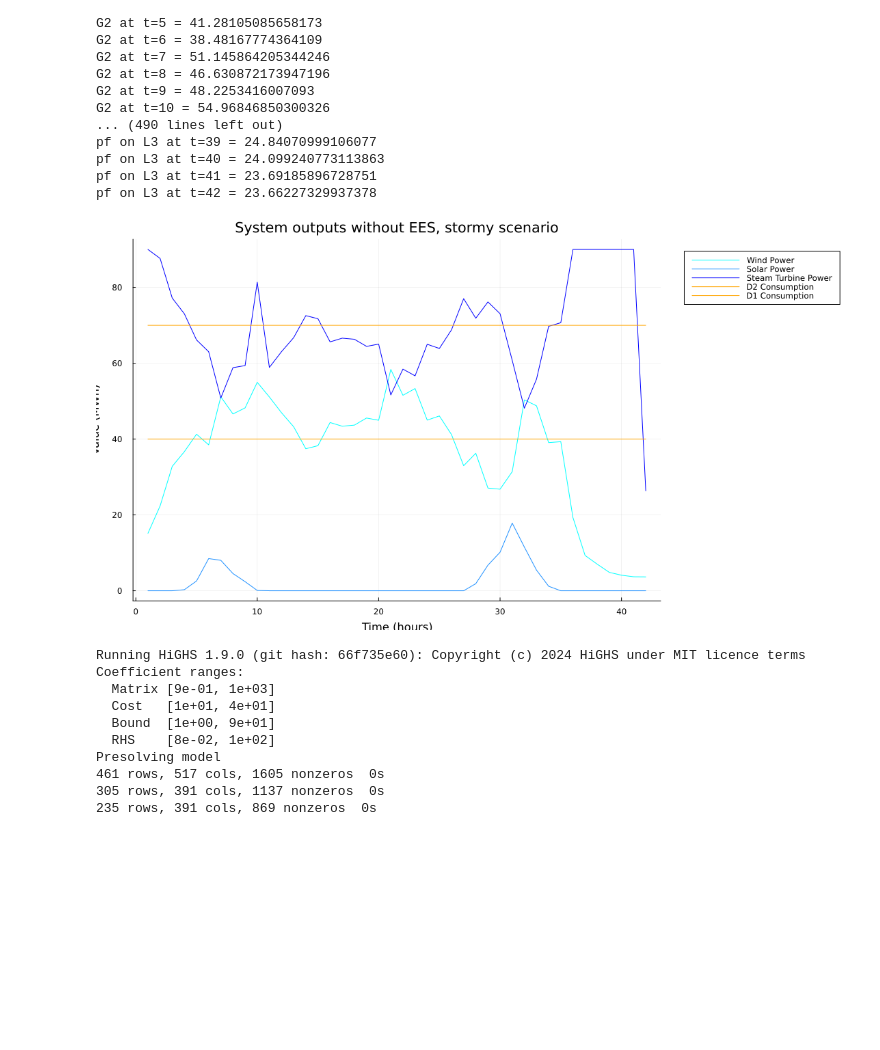
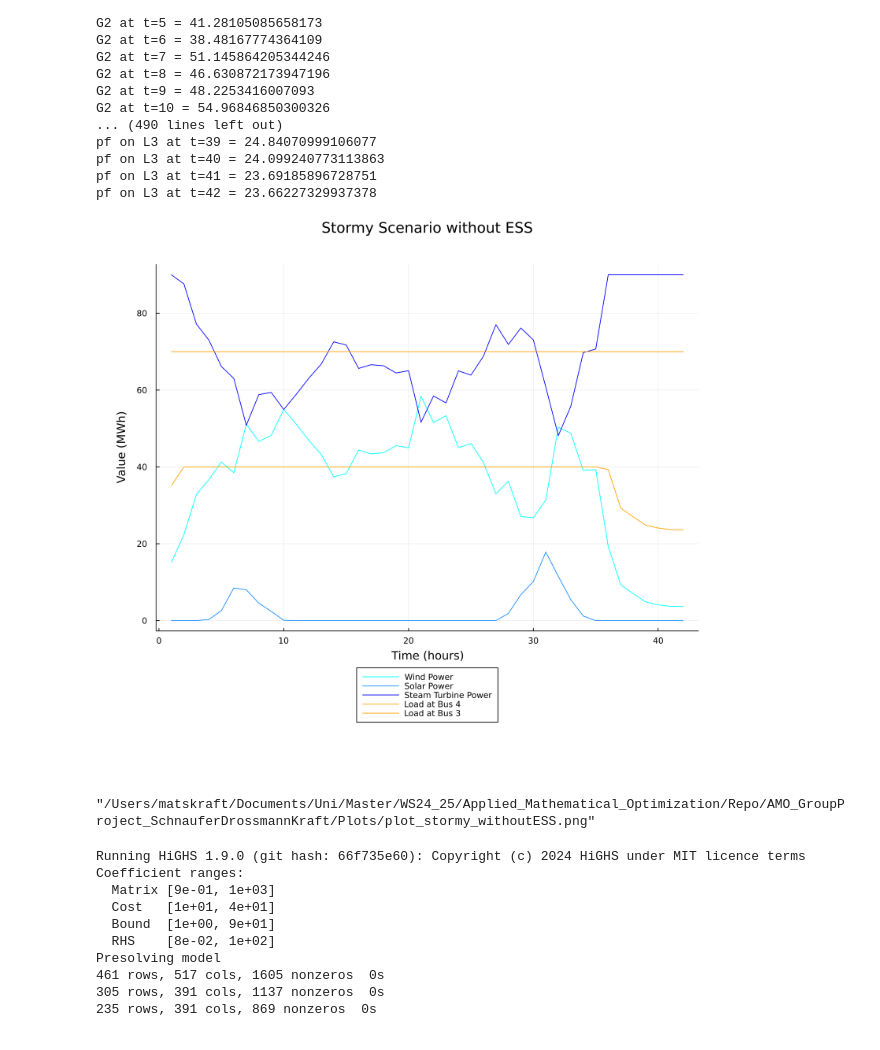
Before and after one commit to matskraft/AMO_GroupProject_SchnauferDrossmannKraft, a Jupyter notebook: OptimizationModel.ipynb, the cells around one changed output. Saved outputs shown, nothing was run; the diff lists cells and outputs as text; code cells hidden in the pictures; blank space fills up the shorter version.

Commit message:
cleaning up optimization notebook and repository structure, including plots, adding README file

```diff
--- a/OptimizationModel.ipynb
+++ b/OptimizationModel.ipynb
@@ -258,33 +260,37 @@ pf on L3 at t=42 = 23.66227329937378
 # %%
 # Visualization of numerical results
 
-p1 = plot(xlabel="Time (hours)", ylabel="Value (MWh)", title="System outputs without EES, stormy scenario", legend=:outertopright, size=(1100, 600), legendfontsize=8)
+p1 = plot(xlabel="Time (hours)", ylabel="Value (MWh)", title="Stormy Scenario without ESS", legend=:outerbottom, size=(900, 800), legendfontsize=8, margin=8Plots.mm, dpi=400)
 
 # Generators (Blue)
 colors = [:aqua, :dodgerblue, :blue]
 labels = ["Wind Power", "Solar Power", "Steam Turbine Power"]
 i = 1
 for gen in keys(generators)
     generator_data = [value(pg[gen, t]) for t in 1:42]
     plot!(1:42, generator_data, label=labels[i], color=colors[i])
     i += 1
 end
 
 # Loads (Orange)
+load_labels = Dict(:D1 => "Load at Bus 3", :D2 => "Load at Bus 4")
 for i in keys(loads)
     load_data = [value(pd[i, t]) for t in 1:42]
-    plot!(1:42, load_data, label="$i Consumption", color=:orange)
+    plot!(1:42, load_data, label=load_labels[i], color=:orange)
 end
 
 # Power Flow on Lines (Yellow)
 #for l in keys(lines)
  #   line_data = [value(pf[l, t]) for t in 1:42]
   #  plot!(1:42, line_data, label="$l Power Flow", color=:yellow)
 #end
 
 display(p1)
+
+savefig(p1, "plots/plot_stormy_withoutESS.png")
 # %% [output]
-[figure, old version]
+[figure, new version]
+"/Users/matskraft/Documents/Uni/Master/WS24_25/Applied_Mathematical_Optimization/Repo/AMO_GroupProject_SchnauferDrossmannKraft/Plots/plot_stormy_withoutESS.png"
 # %%
 # Model 2, System with EES
 
```
Also changed, not shown: parts of 18 cells of this notebook, 10 other files.
